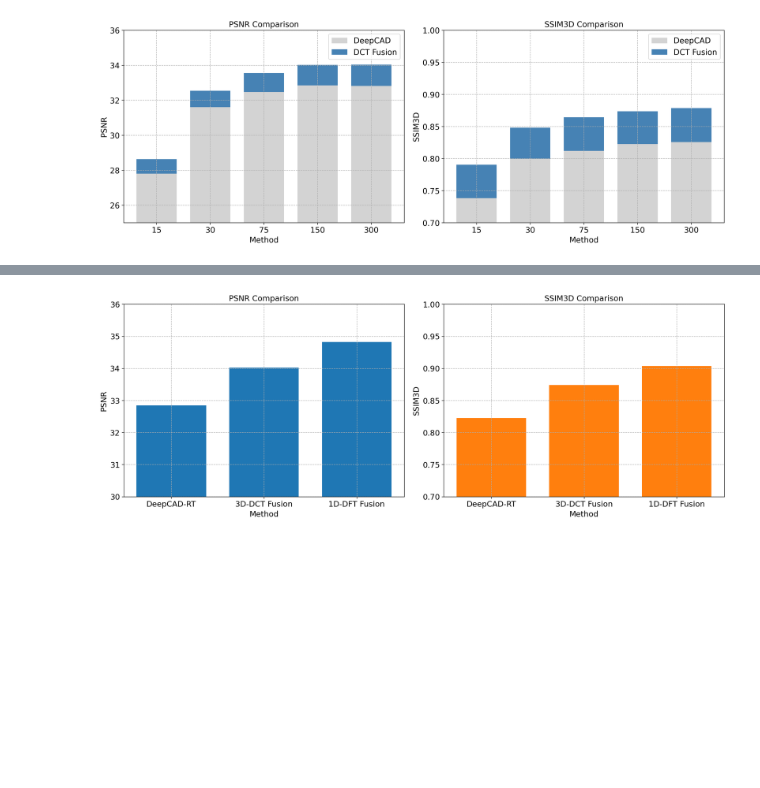
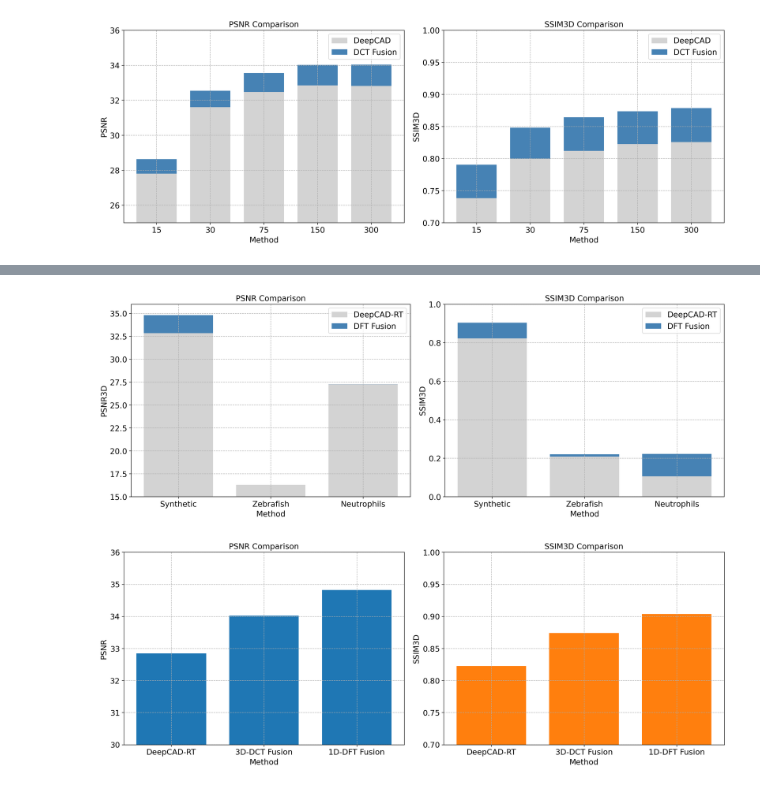
Before and after one commit to MrPio/freq2clean, a Jupyter notebook: 3-video_fusion/3.8-Final_Comparison.ipynb, the cells around one changed output, grey strips where cells are left out. Drawn from its saved outputs; the diff is of its cells as text; code cells hidden in the pictures; blank space fills up the shorter version.

```diff
--- a/3-video_fusion/3.8-Final_Comparison.ipynb
+++ b/3-video_fusion/3.8-Final_Comparison.ipynb
@@ -189,3 +214,23 @@ Using categorical units to plot a list of strings that are all parsable as float
+# %%
+deepcad_df = pd.DataFrame(
+    [
+        ("Synthetic", 32.8495724, 0.822667),
+        ("Zebrafish", 16.290282757203247,0.20874278247356415),
+        ("Neutrophils", 27.270836488204008,0.10584402084350586),
+    ],
+    columns=["Method", "PSNR", "SSIM3D"],
+).set_index("Method")
+dft_df = pd.DataFrame(
+    [
+        ("Synthetic", 34.814267, 0.90370),
+        ("Zebrafish", 16.289389218872998,0.2206236571073532),
+        ("Neutrophils", 27.26141031264718,0.22240237891674042),
+    ],
+    columns=["Method", "PSNR", "SSIM3D"],
+).set_index("Method")
+barchart(deepcad_df, dft_df, "DeepCAD-RT","DFT Fusion", width=0.75)
+# %% [output]
+[figure, added]
 # %%
 def barchart(df, width=0.75):
     fig, axes = plt.subplots(1, 2, figsize=(16, 6), sharey=False, dpi=120)
```
Also changed, not shown: parts of 3 cells of this notebook, 5 other files.
